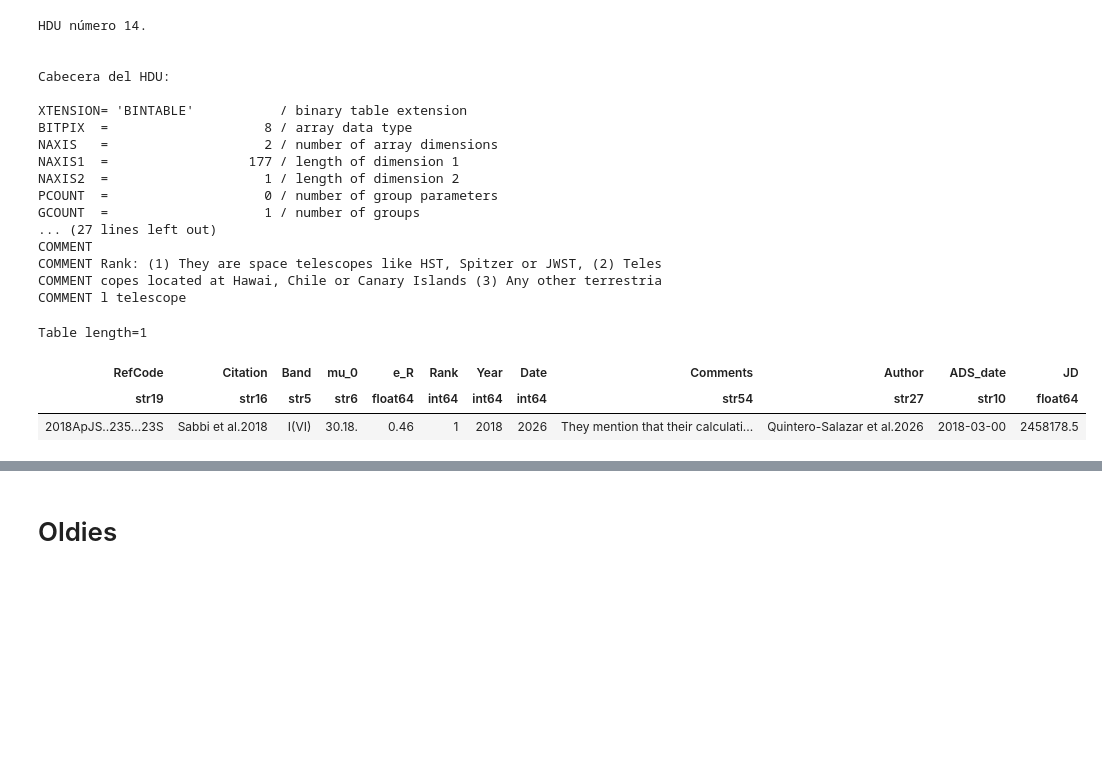
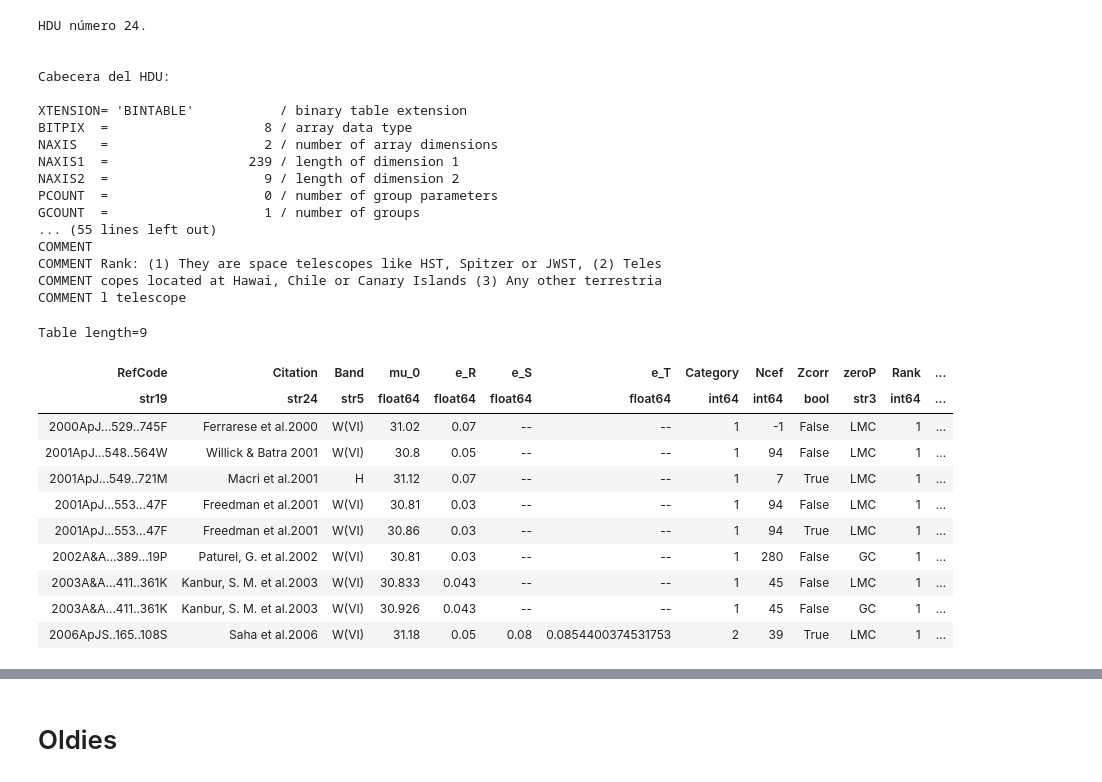
Before and after one commit to hol1m4n/HIIGalaxies, a Jupyter notebook: Modulus/Modulus_tracker.ipynb, the cells around one changed output, grey strips where cells are left out. Cells and saved outputs as stored; diff of their text form; code cells hidden in the pictures; blank space fills up the shorter version.

```diff
--- a/Modulus/Modulus_tracker.ipynb
+++ b/Modulus/Modulus_tracker.ipynb
@@ -89,6 +89,9 @@ for i in range(len(Tab_list)):
 
     if Tab_list[i].endswith('.csv'):
         df = pd.read_csv(f'TABLES/{Tab_list[i]}',comment = '#')
+        # e[6] = np.sqrt(e[4]**2 + e[5]**2)
+        if Tab_list[i].endswith('_PLRC.csv'):
+            df['e_T'] = np.sqrt(df['e_R']**2 + df['e_S']**2)
         df_srt = df.sort_values(by=['Year', 'RefCode','mu_0'])
         df_srt.to_csv(f'TABLES/{Tab_list[i]}',index=False) # Saving sorted and adding new data
 
@@ -175,8 +178,8 @@ HDU_final = fits.HDUList(lista_HDUs)
 
 HDU_final.writeto(fits_name, overwrite=True)
 # %%
-Galaxy = '19.NGC2500'
-Method = 'TRGB'
+Galaxy = '25.NGC4496'
+Method = 'CEPHEIDS'
 
 with fits.open('modulus_tracker_TABLES.fits') as hdulist:
 
@@ -192,41 +195,49 @@ with fits.open('modulus_tracker_TABLES.fits') as hdulist:
             hdu_encontrado = hdu
             print(f"\nHDU número {hdulist.index(hdu)}.\n")
             Tabla = Table.read(hdu)
             #print(Tabla)
             # Puedes salir del bucle si solo esperas uno
             break
 
     # 3. Usar el HDU encontrado
     if hdu_encontrado is not None:
         print("\nCabecera del HDU:\n")
         print(repr(hdu_encontrado.header)) # Imprime una representación completa de la cabecera
         # Aquí puedes acceder a los datos: hdu_encontrado.data
     else:
         print("\nNo se encontró ningún HDU que coincida con ambos criterios.")
 
 Tabla
 # %% [output]
-HDU número 14.
+HDU número 24.
 
 
 Cabecera del HDU:
 
 XTENSION= 'BINTABLE'           / binary table extension
 BITPIX  =                    8 / array data type
 NAXIS   =                    2 / number of array dimensions
-NAXIS1  =                  177 / length of dimension 1
-NAXIS2  =                    1 / length of dimension 2
+NAXIS1  =                  239 / length of dimension 1
+NAXIS2  =                    9 / length of dimension 2
 PCOUNT  =                    0 / number of group parameters
 GCOUNT  =                    1 / number of groups
-... (27 lines left out)
+... (55 lines left out)
 COMMENT
 COMMENT Rank: (1) They are space telescopes like HST, Spitzer or JWST, (2) Teles
 COMMENT copes located at Hawai, Chile or Canary Islands (3) Any other terrestria
 COMMENT l telescope
-Table length=1
+Table length=9
-| RefCode | Citation | Band | mu_0 | e_R | Rank | Year | Date | Comments | Author | ADS_date | JD |
-| str19 | str16 | str5 | str6 | float64 | int64 | int64 | int64 | str54 | str27 | str10 | float64 |
-| 2018ApJS..235...23S | Sabbi et al.2018 | I(VI) | 30.18. | 0.46 | 1 | 2018 | 2026 | They mention that their calculati... | Quintero-Salazar et al.2026 | 2018-03-00 | 2458178.5 |
+| RefCode | Citation | Band | mu_0 | e_R | e_S | e_T | Category | Ncef | Zcorr | zeroP | Rank | ... |
+| str19 | str24 | str5 | float64 | float64 | float64 | float64 | int64 | int64 | bool | str3 | int64 | ... |
+| 2000ApJ...529..745F | Ferrarese et al.2000 | W(VI) | 31.02 | 0.07 | -- | -- | 1 | -1 | False | LMC | 1 | ... |
+| 2001ApJ...548..564W | Willick & Batra 2001 | W(VI) | 30.8 | 0.05 | -- | -- | 1 | 94 | False | LMC | 1 | ... |
+| 2001ApJ...549..721M | Macri et al.2001 | H | 31.12 | 0.07 | -- | -- | 1 | 7 | True | LMC | 1 | ... |
+| 2001ApJ...553...47F | Freedman et al.2001 | W(VI) | 30.81 | 0.03 | -- | -- | 1 | 94 | False | LMC | 1 | ... |
+| 2001ApJ...553...47F | Freedman et al.2001 | W(VI) | 30.86 | 0.03 | -- | -- | 1 | 94 | True | LMC | 1 | ... |
+| 2002A&A...389...19P | Paturel, G. et al.2002 | W(VI) | 30.81 | 0.03 | -- | -- | 1 | 280 | False | GC | 1 | ... |
+| 2003A&A...411..361K | Kanbur, S. M. et al.2003 | W(VI) | 30.833 | 0.043 | -- | -- | 1 | 45 | False | LMC | 1 | ... |
+| 2003A&A...411..361K | Kanbur, S. M. et al.2003 | W(VI) | 30.926 | 0.043 | -- | -- | 1 | 45 | False | GC | 1 | ... |
+| 2006ApJS..165..108S | Saha et al.2006 | W(VI) | 31.18 | 0.05 | 0.08 | 0.0854400374531753 | 2 | 39 | True | LMC | 1 | ... |
 # %%
 EXA = fits.open('modulus_tracker_TABLES.fits')
 
```
Also changed, not shown: parts of 3 cells of this notebook, 46 other files.
